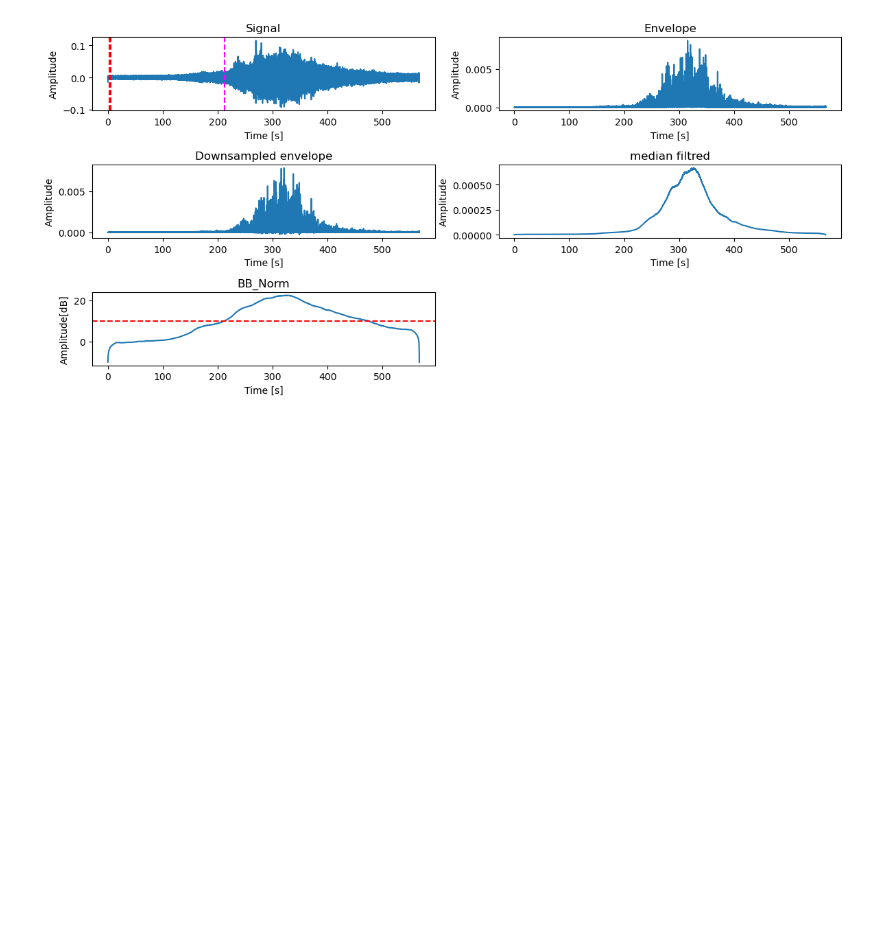
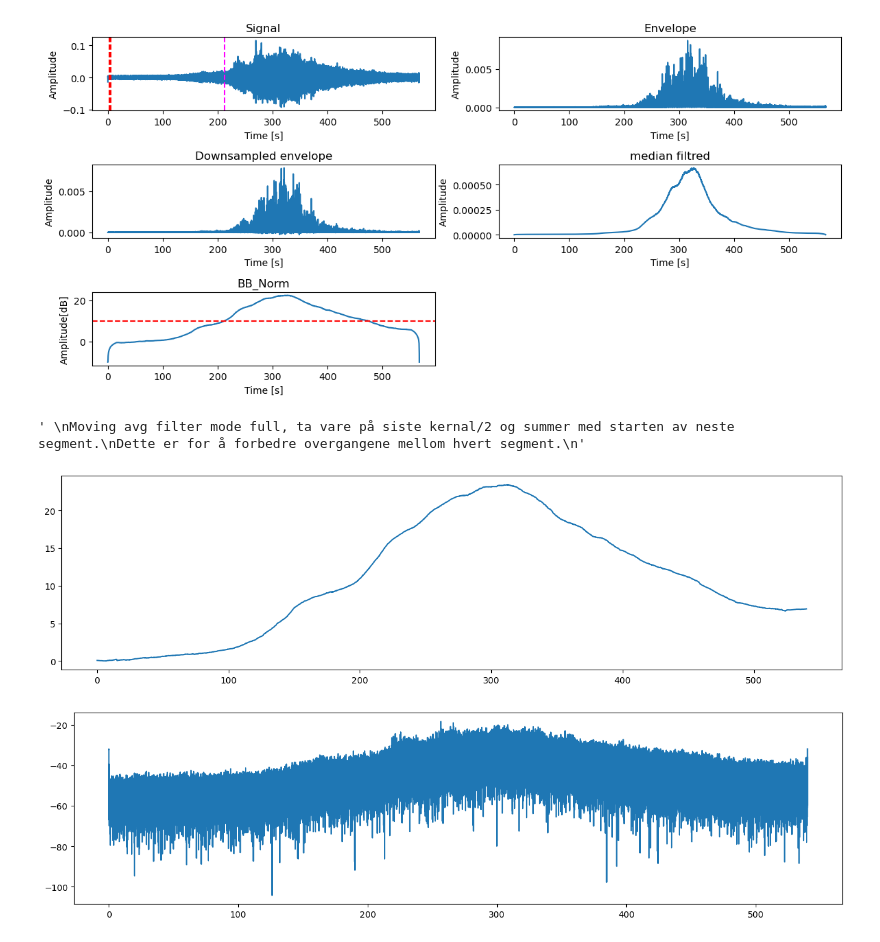
Before and after one commit to josigar123/hydrophonic-detection, a Jupyter notebook: data/Processing_scripts/Broadband_temp.ipynb, the cells around one changed output. Saved outputs shown, nothing was run; the diff lists cells and outputs as text; code cells hidden in the pictures; blank space fills up the shorter version.

```diff
--- a/data/Processing_scripts/Broadband_temp.ipynb
+++ b/data/Processing_scripts/Broadband_temp.ipynb
@@ -734,3 +734,70 @@ plt.tight_layout()  # Adjust layout for better presentation
 plt.show()  # Show the debug plots
 # %% [output]
 [figure]
+# %%
+import functions
+import matplotlib.pyplot as plt
+import numpy as np
+from functions import moving_average_zero_padded, moving_average_edge_padded
+from scipy.signal import hilbert, resample_poly
+
+
+input_path = "/Users/christofferaaseth/Documents/GitHub/hydrophonic-detection/Sound_data/001029.wav"
+fs = 10000
+
+Sx, Fs = functions.load_audiofile(input_path, fs, 5, True)
+
+hilbert_win=5
+window_size = 30
+
+
+"""
+PARAMETERS:
+    sx: array of float
+        Audio signal in time domain
+    fs: int
+        samplerate of sx
+    hilbert_win: int
+        No. of samples used for downsamlpling
+    window_size: float
+        No. of seconds used for filtering
+
+RETURN:
+    BB_sig: array of float
+        Logarithmic representation of power-envelope
+    t: array of float
+        time array corresponding to BB_sig
+"""
+# Apply Hilbert transform to the signal, take the absolute value, square the result (power envelope), and then apply a median filter
+# to smooth the squared analytic signal. The window size for the median filter is defined by `medfilt_window`.
+envelope = moving_average_edge_padded(np.square(np.abs(hilbert(Sx))),hilbert_win)
+
+# Downsample the filtered signal
+DS_Sx = resample_poly(envelope, 1, hilbert_win)  # Resample by the median filter window size
+DS_Fs = Fs / hilbert_win  # New sampling rate after downsampling
+
+# Define kernel size for the median filter based on window size
+kernel_size = int(window_size * DS_Fs) | 1  # Ensure odd size
+signal_med = moving_average_zero_padded(DS_Sx, kernel_size)  # Apply median filter for further noise removal
+
+BB_sig = 10*np.log10(signal_med)
+t = np.linspace(0,len(BB_sig)/DS_Fs,len(BB_sig))
+
+
+BB = BB_sig
+fig = plt.figure(figsize=(16,4))
+BB = BB - np.min(BB)
+BB_t2 = np.linspace(0,len(BB)*hilbert_win/fs,len(BB))
+plt.plot(BB_t2, BB)
+
+fig2 = plt.figure(figsize=(16,4))
+plt.plot(BB_t2, 10*np.log10(DS_Sx))
+
+"""
+Moving avg filter mode full, ta vare på siste kernal/2 og summer med starten av neste segment.
+Dette er for å forbedre overgangene mellom hvert segment.
+"""
+# %% [output]
+' \nMoving avg filter mode full, ta vare på siste kernal/2 og summer med starten av neste segment.\nDette er for å forbedre overgangene mellom hvert segment.\n'
+[figure, added]
+[figure, added]
```
Also changed, not shown: parts of 2 cells of this notebook, 2 other files.
